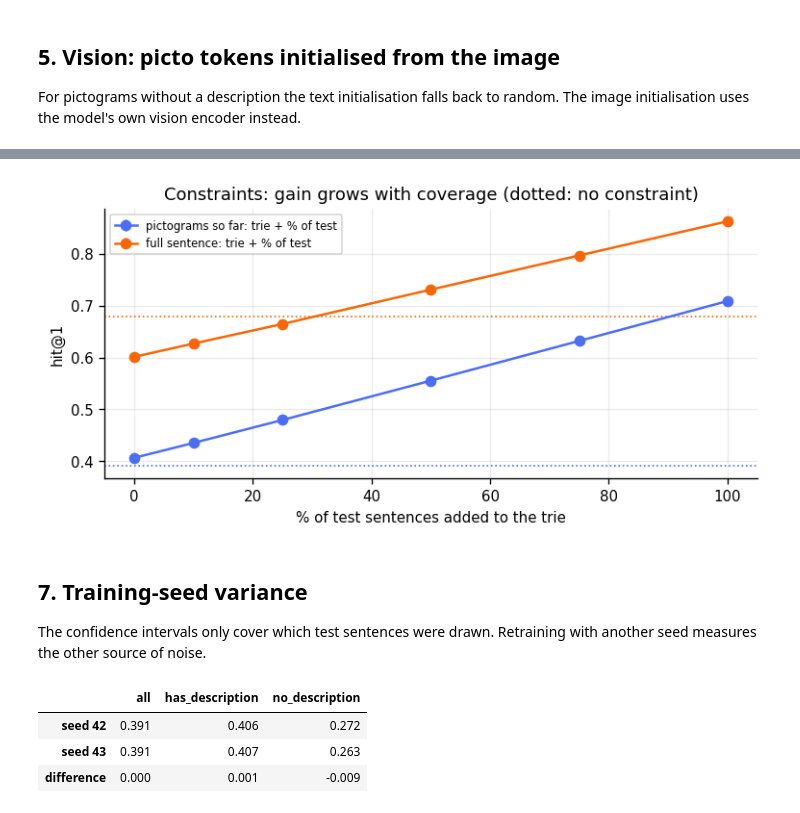
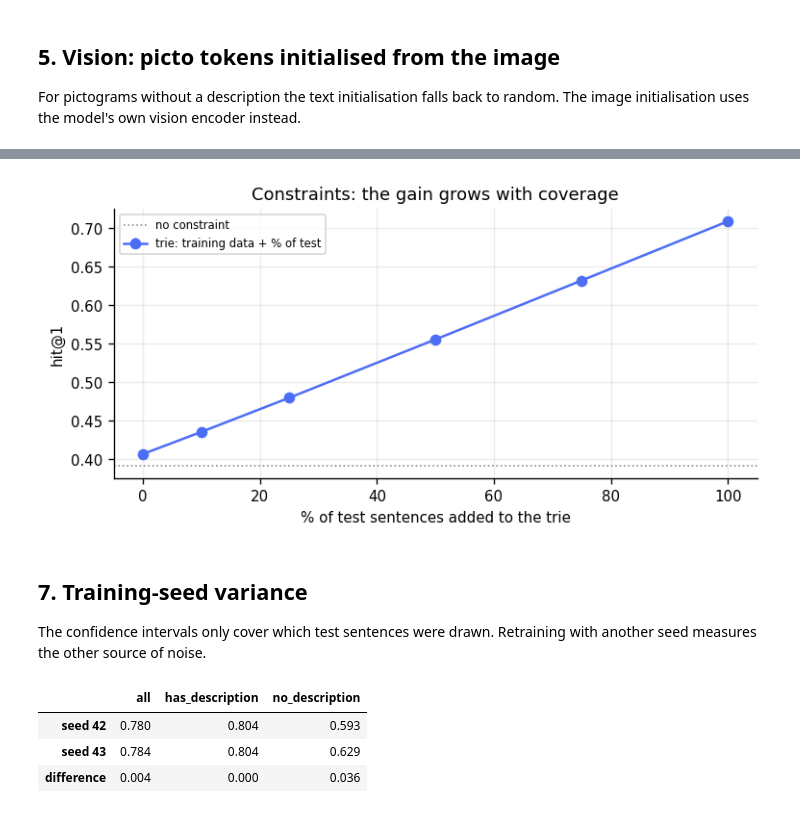
Before and after one commit to davideligabue/bdatm, a Jupyter notebook: notebook.ipynb, the cells around one changed output, grey strips where cells are left out. Saved outputs shown, nothing was run; the diff lists cells and outputs as text; code cells hidden in the pictures.

```diff
--- a/notebook.ipynb
+++ b/notebook.ipynb
@@ -8,9 +8,10 @@ Everything below reads from `results/`. No GPU, no model loading.
 # ---- what to analyse ------------------------------------------------------ #
 MODEL   = "Qwen3.5-2B"        # "Qwen3.5-2B" | "Qwen3.5-0.8B" | "LFM2.5-350M"
 SUBSET  = "all"               # "all" | "has_description" | "no_description"
-RANKING = "ranked_ids"        # "ranked_ids" (pool of 8) | "open_ranked" (all 5,014)
+MAIN    = "hit@3"             # metric of the tables and plots below: "hit@1" | "hit@3" | "hit@5"
+RANKING = "ranked_ids"        # "ranked_ids" (pool of 8) | "open_ranked" (all 5,014 pictograms)
 METRICS = ["hit@1", "hit@3", "hit@5", "mrr", "relaxed_hit@1", "relaxed_hit@3", "relaxed_hit@5",
-           "relaxed_mrr", "gen_exact"]
+           "relaxed_mrr", "gen_exact"]   # hit@10 only makes sense over all 5,014, see 4.2
 # --------------------------------------------------------------------------- #
 
 import json, sys
@@ -171,7 +153,7 @@ comp = {}
 for regime, path in [("retrieval negatives", "baselines.json"),
                      ("random negatives", "baselines_random.json")]:
     for name, m in json.loads((RESULTS / path).read_text()).items():
-        comp.setdefault(name, {})[regime] = round(m["hit@1"], 3)
-pd.DataFrame(comp).T.rename_axis("baseline (hit@1)")
+        comp.setdefault(name, {})[regime] = round(m[MAIN], 3)
+pd.DataFrame(comp).T.rename_axis(f"baseline ({MAIN})")
 # %% [output]
 |  | retrieval negatives | random negatives |
@@ -359,7 +377,0 @@ is leaky by construction and shows how the gain grows with coverage.
-# %%
-study = json.loads((RESULTS / "constraint_study.json").read_text()).get("runs", {})
-CONSTRAINTS = {run: pd.DataFrame(rows) for run, rows in study.items()}
-for run, df in CONSTRAINTS.items():
-    print(run)
-    display(df[[c for c in ["setting", "hit@1", "hit@1_sd", "hit@1_covered",
-                            "hit@1_uncovered", "gold_removed"] if c in df]].round(3))
@@ -402,0 +378,9 @@ picto_text_Qwen3.5-2B_fullsent
+# %%
+# One table per sweep, on the picto run of Qwen3.5-2B
+study = json.loads((RESULTS / "constraint_study.json").read_text())["runs"]
+CS = pd.DataFrame(study["picto_text_Qwen3.5-2B"])
+NO_CONSTRAINT = CS.loc[CS["sweep"] == "none", "hit@1"].iloc[0]
+print(f"no constraint: hit@1 {NO_CONSTRAINT:.3f}")
+
+# Trie built from a share of the training data only
+CS[CS["sweep"] == "train"].set_index("setting")[["hit@1", "gold_removed"]].round(3)
@@ -403,18 +421,15 @@ picto_text_Qwen3.5-2B_fullsent
 # %%
+test = CS[CS["sweep"] == "test"]
 fig, ax = plt.subplots(figsize=(6.4, 3.2))
-for (run, df), color in zip(CONSTRAINTS.items(), [BLUE, ORANGE]):
-    test = df[df["sweep"] == "test"]
-    base = df.loc[df["sweep"] == "none", "hit@1"].iloc[0]
-    label = "full sentence" if "fullsent" in run else "pictograms so far"
-    ax.errorbar(test["fraction"] * 100, test["hit@1"], yerr=test["hit@1_sd"],
-                marker="o", color=color, label=f"{label}: trie + % of test")
-    ax.axhline(base, color=color, ls=":", lw=1)
+ax.errorbar(test["fraction"] * 100, test["hit@1"], yerr=test["hit@1_sd"], marker="o",
+            color=BLUE, label="trie: training data + % of test")
+ax.axhline(NO_CONSTRAINT, color=GREY, ls=":", lw=1, label="no constraint")
 ax.set(xlabel="% of test sentences added to the trie", ylabel="hit@1",
-       title="Constraints: gain grows with coverage (dotted: no constraint)")
+       title="Constraints: the gain grows with coverage")
 ax.legend(fontsize=7)
 plt.tight_layout(); plt.savefig(FIGURES / "05_constraints.png", bbox_inches="tight"); plt.show()
 # %% [output]
-[figure, old version]
+[figure, new version]
 # %% [markdown]
 ## 7. Training-seed variance
 
@@ -426,7 +441,7 @@ for label, name in [("seed 42", "picto_text_Qwen3.5-0.8B"),
                     ("seed 43", "picto_text_Qwen3.5-0.8B_seed43")]:
     recs = load(name)
     if recs:
-        rows[label] = {which: round(compute(subset(recs, which), corpus.equivalence)["hit@1"], 3)
+        rows[label] = {which: round(compute(subset(recs, which), corpus.equivalence)[MAIN], 3)
                        for which in ["all", "has_description", "no_description"]}
 SEEDS = pd.DataFrame(rows).T
 if len(SEEDS) == 2:
@@ -434,6 +449,6 @@ if len(SEEDS) == 2:
 SEEDS
 # %% [output]
 |  | all | has_description | no_description |
-| seed 42 | 0.391 | 0.406 | 0.272 |
-| seed 43 | 0.391 | 0.407 | 0.263 |
-| difference | 0.000 | 0.001 | -0.009 |
+| seed 42 | 0.780 | 0.804 | 0.593 |
+| seed 43 | 0.784 | 0.804 | 0.629 |
+| difference | 0.004 | 0.000 | 0.036 |
```
Also changed, not shown: parts of 32 cells of this notebook, 13 other files.
